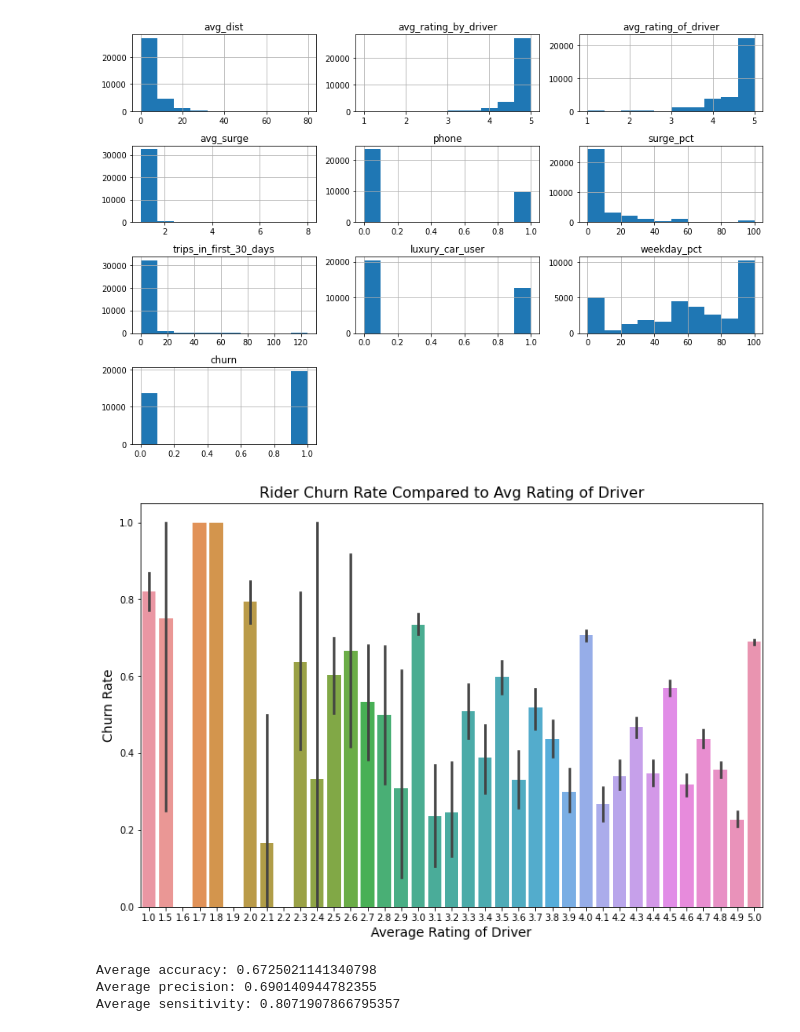
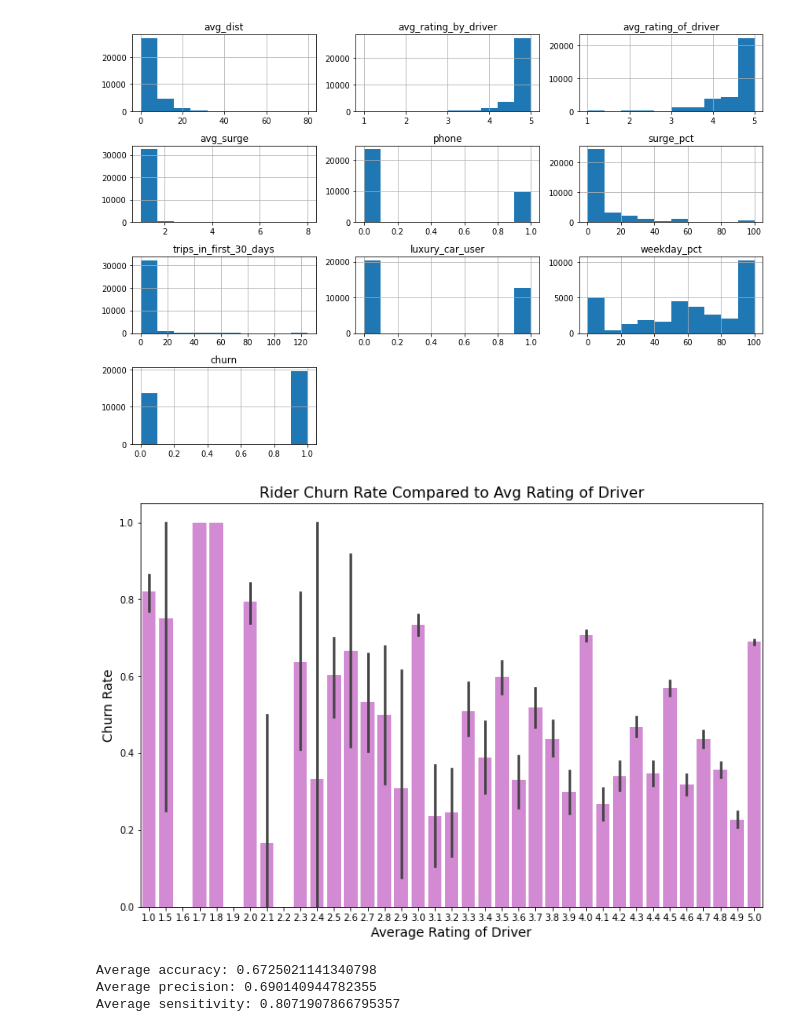
Before and after one commit to sambuckwild/rideshare, a Jupyter notebook: sams notebook.ipynb, the cells around one changed output. Saved outputs shown, nothing was run; the diff lists cells and outputs as text; code cells hidden in the pictures.

Commit message:
new python files and images

```diff
--- a/sams notebook.ipynb
+++ b/sams notebook.ipynb
@@ -140,12 +126,12 @@ plt.tight_layout();
 [figure]
 # %%
 fig, ax = plt.subplots(figsize=(12,8))
-ax = sns.barplot(x='avg_rating_of_driver', y='churn', data=df1)
+ax = sns.barplot(x='avg_rating_of_driver', y='churn', data=df1, color='m', alpha=0.5)
 ax.set_title('Rider Churn Rate Compared to Avg Rating of Driver', fontsize=16)
 ax.set_xlabel('Average Rating of Driver', fontsize=14)
 ax.set_ylabel('Churn Rate', fontsize=14);
 # %% [output]
-[figure, old version]
+[figure, new version]
 # %%
 #need to drop city due to it being a string
 df.drop(columns=['city', 'last_trip_date', 'signup_date'], inplace=True)
```
Also changed, not shown: parts of 7 cells of this notebook, 5 other files.
